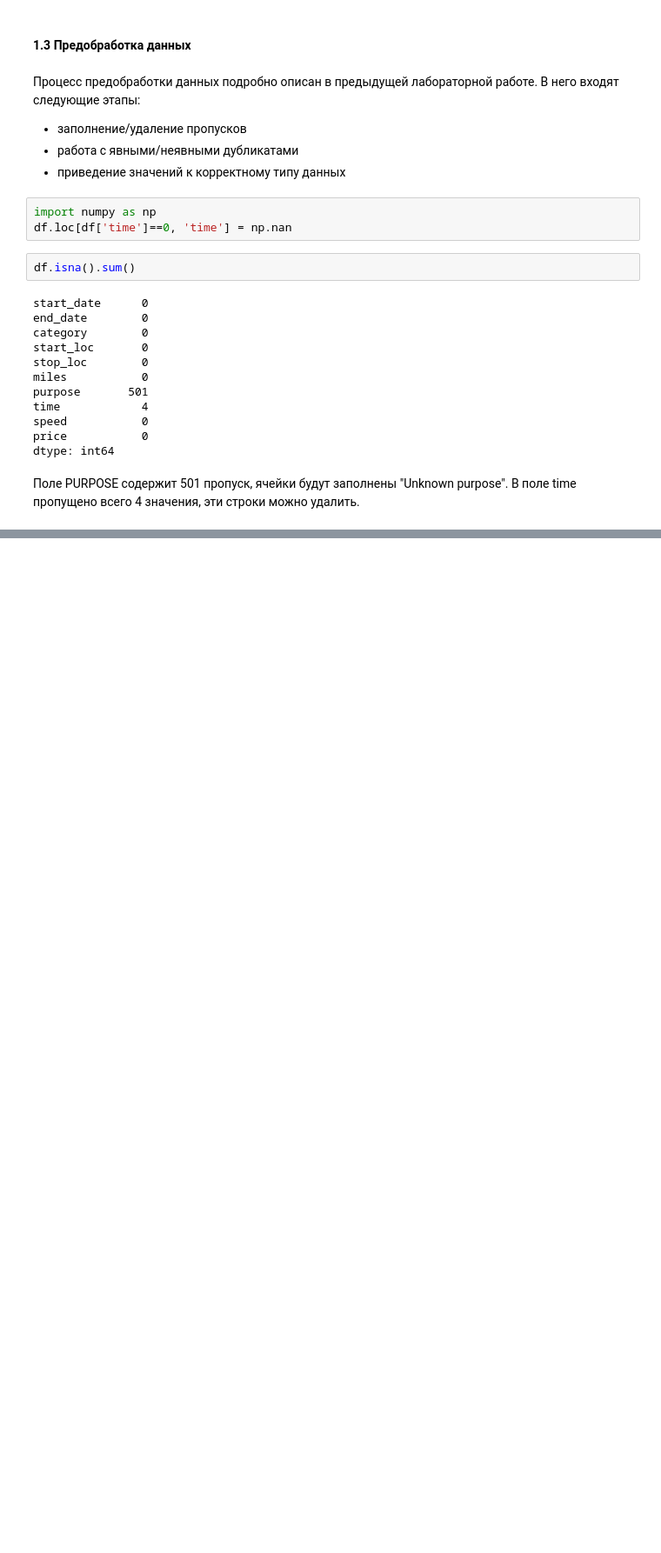
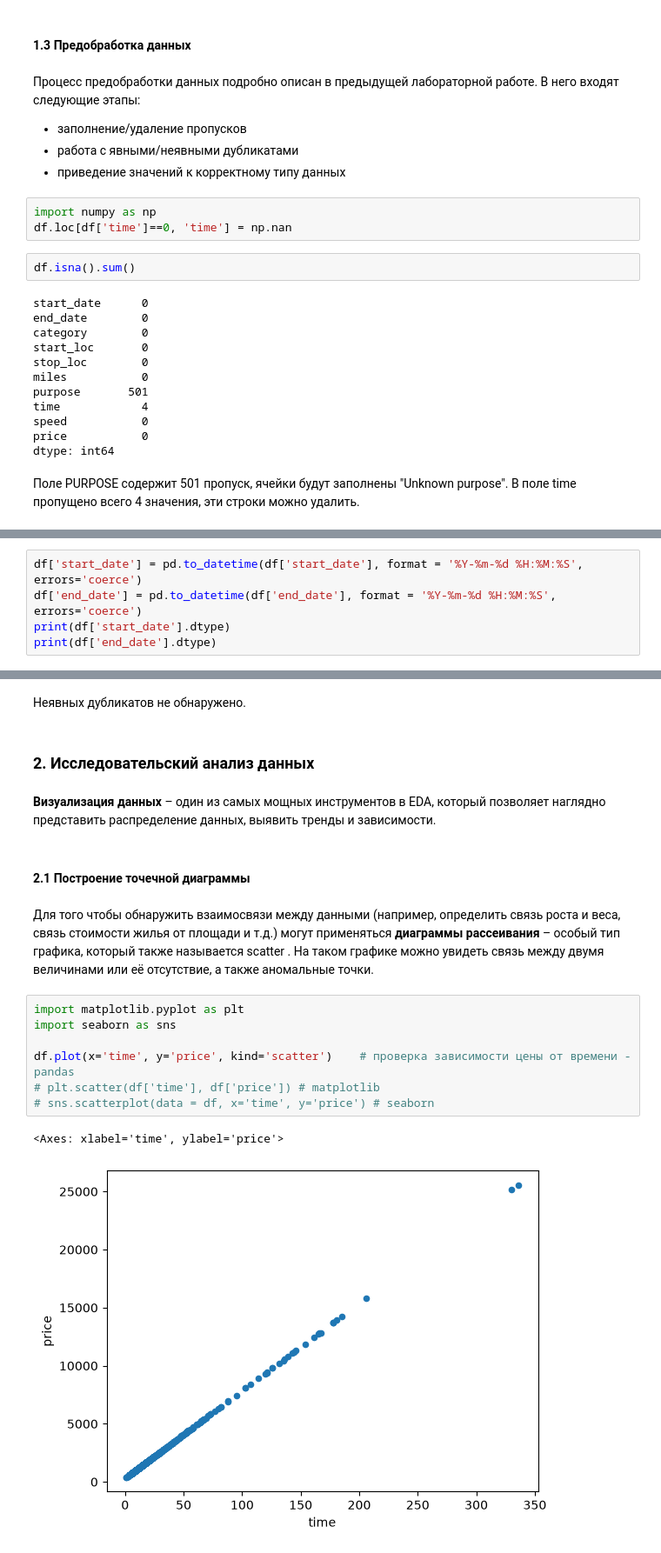
Before and after one commit to AlekseevaAnna1/data-analytics-labs, a Jupyter notebook: ЛР2_Алексеева_1.ipynb, the cells around one changed output, grey strips where cells are left out. Shown at 87% size. Saved outputs shown, nothing was run; the diff lists cells and outputs as text; blank space fills up the shorter version.

```diff
--- a/ЛР2_Алексеева_1.ipynb
+++ b/ЛР2_Алексеева_1.ipynb
@@ -134,0 +153,5 @@ memory usage: 170.3 KB
+# %%
+df['start_date'] = pd.to_datetime(df['start_date'], format = '%Y-%m-%d %H:%M:%S', errors='coerce')
+df['end_date'] = pd.to_datetime(df['end_date'], format = '%Y-%m-%d %H:%M:%S', errors='coerce')
+print(df['start_date'].dtype)
+print(df['end_date'].dtype)
@@ -134,0 +183,24 @@ memory usage: 170.3 KB
+# %% [markdown]
+Неявных дубликатов не обнаружено.
+# %% [markdown]
+### 2. Исследовательский анализ данных
+# %% [markdown]
+**Визуализация данных** – один из самых мощных инструментов в EDA, который позволяет наглядно представить распределение данных, выявить тренды и зависимости.
+# %% [markdown]
+#### 2.1 Построение точечной диаграммы
+# %% [markdown]
+Для того чтобы обнаружить взаимосвязи между данными (например,
+определить связь роста и веса, связь стоимости жилья от площади и т.д.)
+могут применяться **диаграммы рассеивания** – особый тип графика, который
+также называется scatter . На таком графике можно увидеть связь между
+двумя величинами или её отсутствие, а также аномальные точки.
+# %%
+import matplotlib.pyplot as plt
+import seaborn as sns
+
+df.plot(x='time', y='price', kind='scatter')    # проверка зависимости цены от времени - pandas
+# plt.scatter(df['time'], df['price']) # matplotlib
+# sns.scatterplot(data = df, x='time', y='price') # seaborn
+# %% [output]
+<Axes: xlabel='time', ylabel='price'>
+[figure, added]
```
Also changed, not shown: parts of 57 cells of this notebook.
